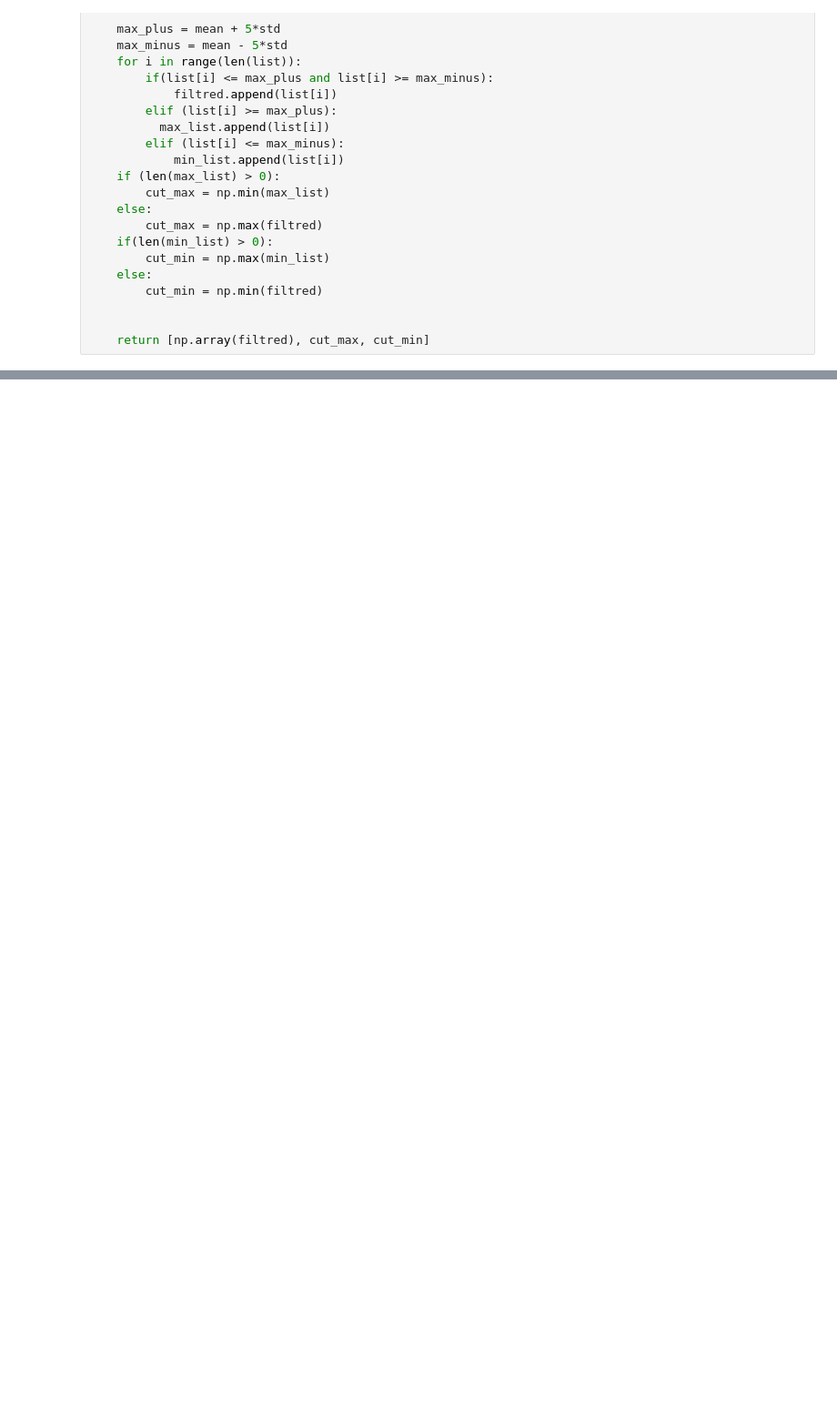
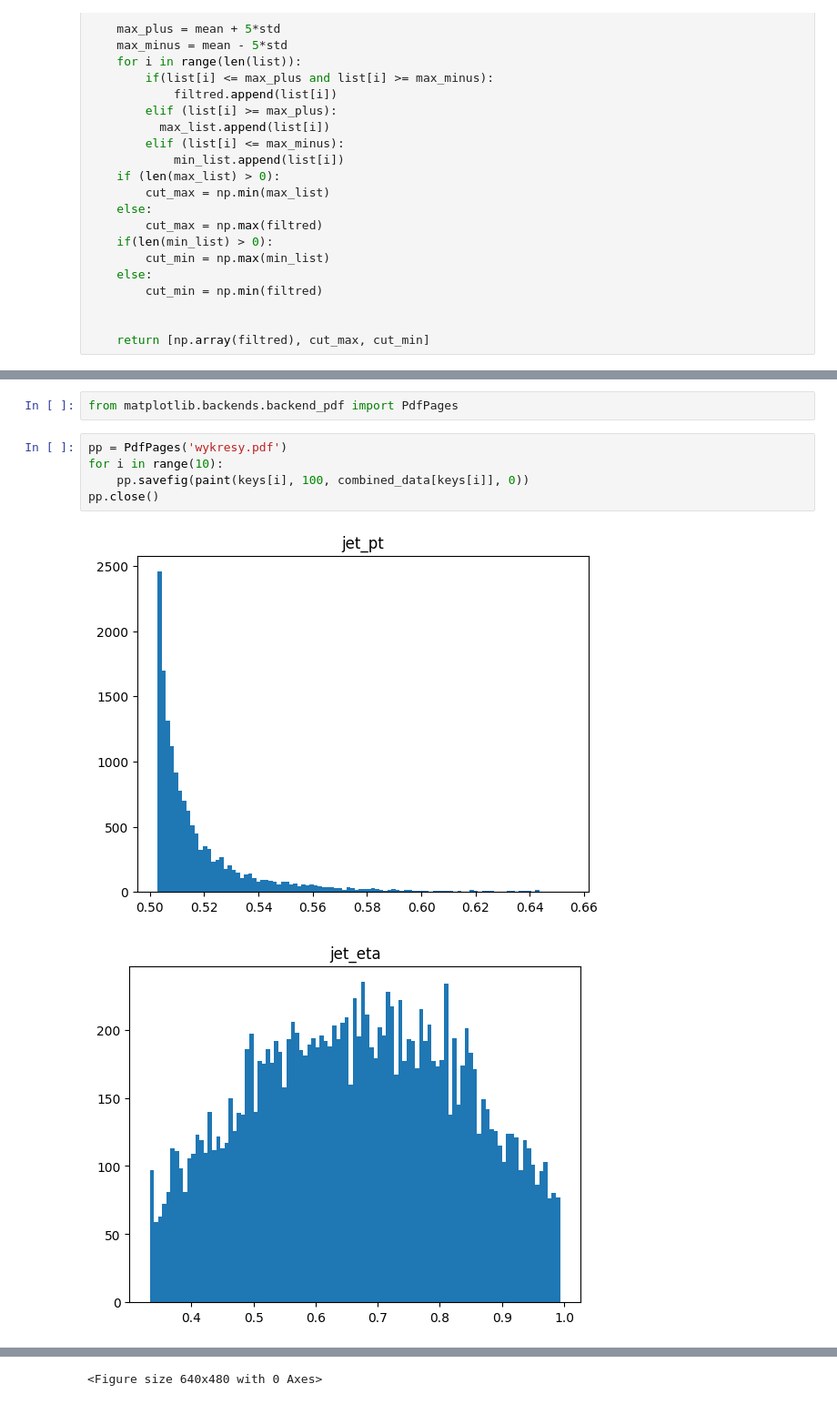
Before and after one commit to slysek/autoencoding_pp, a Jupyter notebook: norm.ipynb, the cells around one changed output, grey strips where cells are left out. Shown at 91% size. Saved outputs shown, nothing was run; the diff lists cells and outputs as text; blank space fills up the shorter version.

```diff
--- a/norm.ipynb
+++ b/norm.ipynb
@@ -176,0 +239,10 @@ globals_max
+# %%
+from matplotlib.backends.backend_pdf import PdfPages
+# %%
+pp = PdfPages('wykresy.pdf')
+for i in range(10):
+    pp.savefig(paint(keys[i], 100, combined_data[keys[i]], 0))
+pp.close()
+# %% [output]
+[figure, added]
+[figure, added]
@@ -176,0 +257 @@ globals_max
+<Figure size 640x480 with 0 Axes>
```
Also changed, not shown: parts of 25 cells of this notebook.
